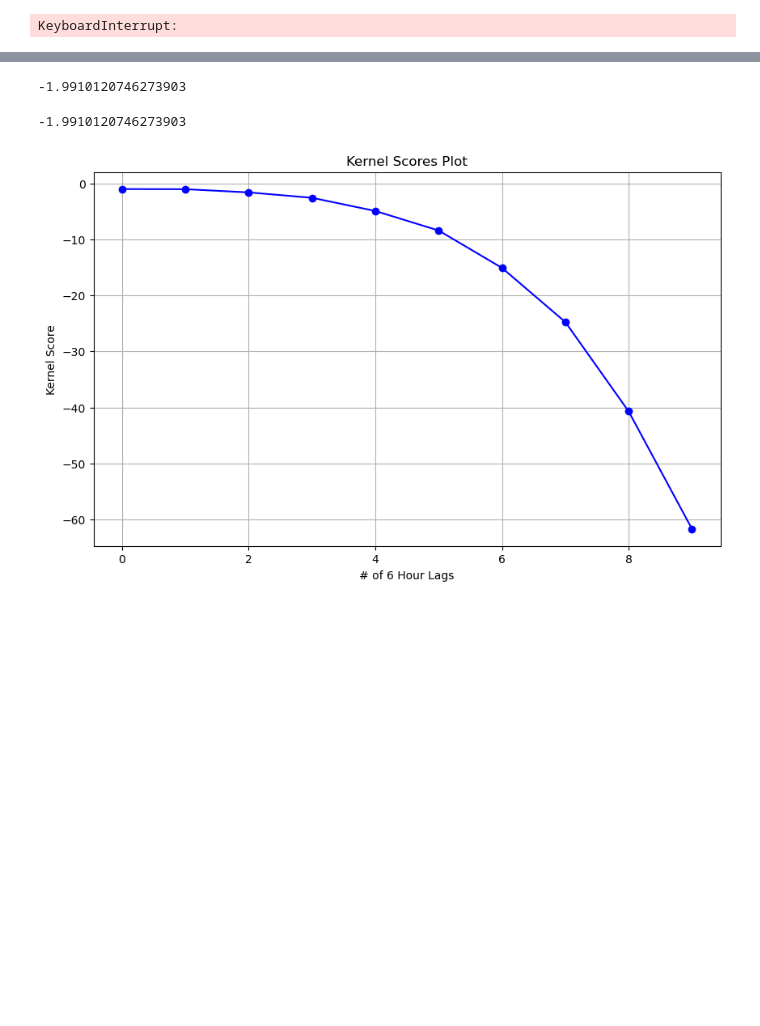
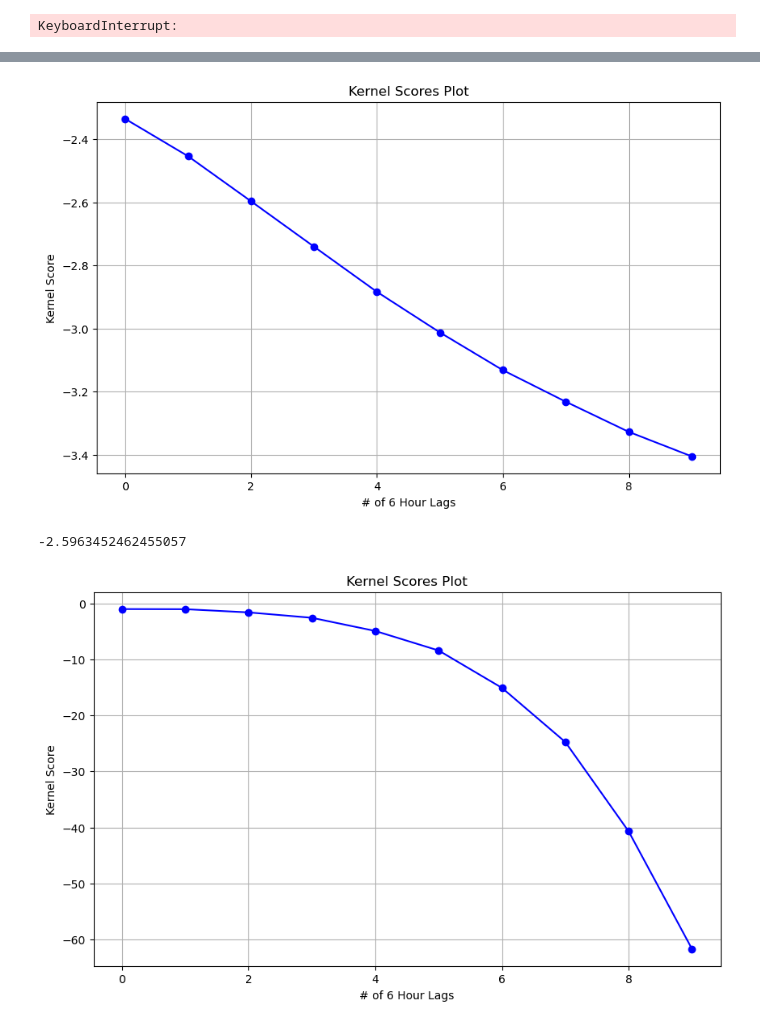
Before and after one commit to archerdodson/WeatherBench2-Implementation, a Jupyter notebook: ReframingSigKernel.ipynb, the cells around one changed output, grey strips where cells are left out. Cells and saved outputs as stored; diff of their text form; code cells hidden in the pictures; blank space fills up the shorter version.

```diff
--- a/ReframingSigKernel.ipynb
+++ b/ReframingSigKernel.ipynb
@@ -124,6 +171,16 @@ KeyboardInterrupt:
+# %%
+#Using sigma, and global maxvalue
+plt.figure(figsize=(10, 6))  # Set the figure size if needed
+plt.plot(vals, marker='o', linestyle='-', color='b')  # Plot with line and marker
+plt.title("Kernel Scores Plot")
+plt.xlabel("# of 6 Hour Lags")
+plt.ylabel("Kernel Score")
+plt.grid(True)  # Optional: add a grid for better readability
+plt.show()
+# %% [output]
+[figure, added]
 # %%
-pk(savedobs,savedfor,2,51)
+pk(savedobs,savedfor,2,3)
 # %% [output]
--1.9910120746273903
+-2.5963452462455057
--1.9910120746273903
 # %%
```
Also changed, not shown: parts of 6 cells of this notebook, 1 other file.
